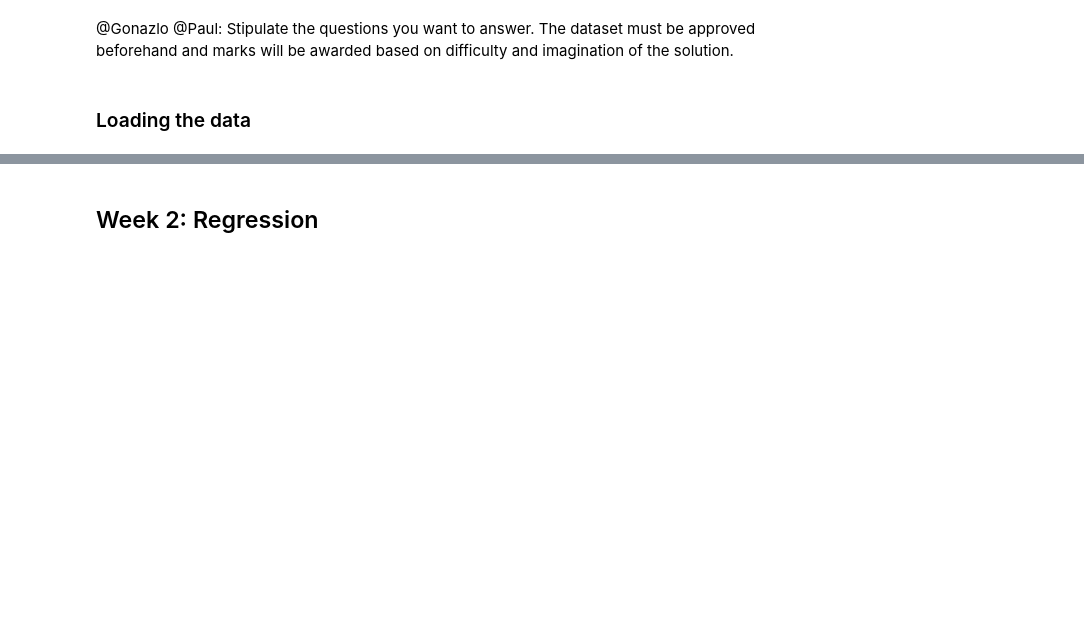
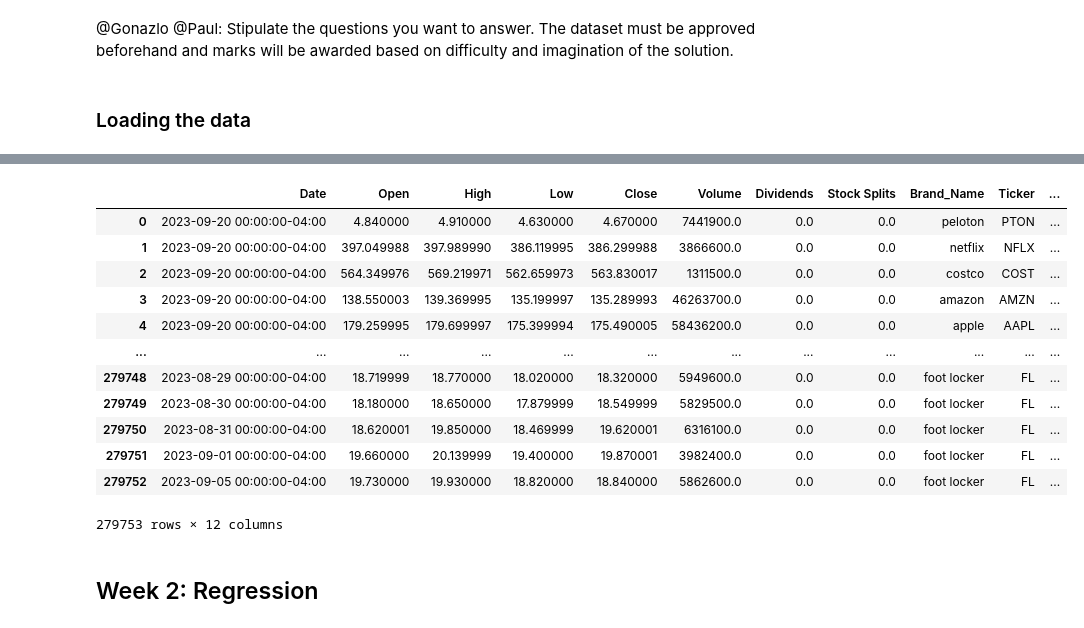
Before and after one commit to christofkaelin/ca683-project-group-1, a Jupyter notebook: CA683_Project_Group1.ipynb, the cells around one changed output, grey strips where cells are left out. Drawn from its saved outputs; the diff is of its cells as text; code cells hidden in the pictures; blank space fills up the shorter version.

```diff
--- a/CA683_Project_Group1.ipynb
+++ b/CA683_Project_Group1.ipynb
@@ -36,7 +36,30 @@ World-Stock-Prices- 100%[===================>]  39.14M  17.6MB/s    in 2.2s
 # %%
 # Import the pandas and read the CSV file
 import pandas as pd
-df = pd.read_csv("World-Stock-Prices-Dataset.csv")
+
+file_path = 'World-Stock-Prices-Dataset.csv'
+
+# Read the first 10,000 rows
+df = pd.read_csv(file_path) #, nrows=10000)
+
+# # Show the first few rows to verify
+# print(df.head())
+
+df
+# %% [output]
+|  | Date | Open | High | Low | Close | Volume | Dividends | Stock Splits | Brand_Name | Ticker | ... |
+| 0 | 2023-09-20 00:00:00-04:00 | 4.840000 | 4.910000 | 4.630000 | 4.670000 | 7441900.0 | 0.0 | 0.0 | peloton | PTON | ... |
+| 1 | 2023-09-20 00:00:00-04:00 | 397.049988 | 397.989990 | 386.119995 | 386.299988 | 3866600.0 | 0.0 | 0.0 | netflix | NFLX | ... |
+| 2 | 2023-09-20 00:00:00-04:00 | 564.349976 | 569.219971 | 562.659973 | 563.830017 | 1311500.0 | 0.0 | 0.0 | costco | COST | ... |
+| 3 | 2023-09-20 00:00:00-04:00 | 138.550003 | 139.369995 | 135.199997 | 135.289993 | 46263700.0 | 0.0 | 0.0 | amazon | AMZN | ... |
+| 4 | 2023-09-20 00:00:00-04:00 | 179.259995 | 179.699997 | 175.399994 | 175.490005 | 58436200.0 | 0.0 | 0.0 | apple | AAPL | ... |
+| ... | ... | ... | ... | ... | ... | ... | ... | ... | ... | ... | ... |
+| 279748 | 2023-08-29 00:00:00-04:00 | 18.719999 | 18.770000 | 18.020000 | 18.320000 | 5949600.0 | 0.0 | 0.0 | foot locker | FL | ... |
+| 279749 | 2023-08-30 00:00:00-04:00 | 18.180000 | 18.650000 | 17.879999 | 18.549999 | 5829500.0 | 0.0 | 0.0 | foot locker | FL | ... |
+| 279750 | 2023-08-31 00:00:00-04:00 | 18.620001 | 19.850000 | 18.469999 | 19.620001 | 6316100.0 | 0.0 | 0.0 | foot locker | FL | ... |
+| 279751 | 2023-09-01 00:00:00-04:00 | 19.660000 | 20.139999 | 19.400000 | 19.870001 | 3982400.0 | 0.0 | 0.0 | foot locker | FL | ... |
+| 279752 | 2023-09-05 00:00:00-04:00 | 19.730000 | 19.930000 | 18.820000 | 18.840000 | 5862600.0 | 0.0 | 0.0 | foot locker | FL | ... |
+279753 rows × 12 columns
 # %% [markdown]
 ## Week 2: Regression
 # %%
```
Also changed, not shown: parts of 24 cells of this notebook.
